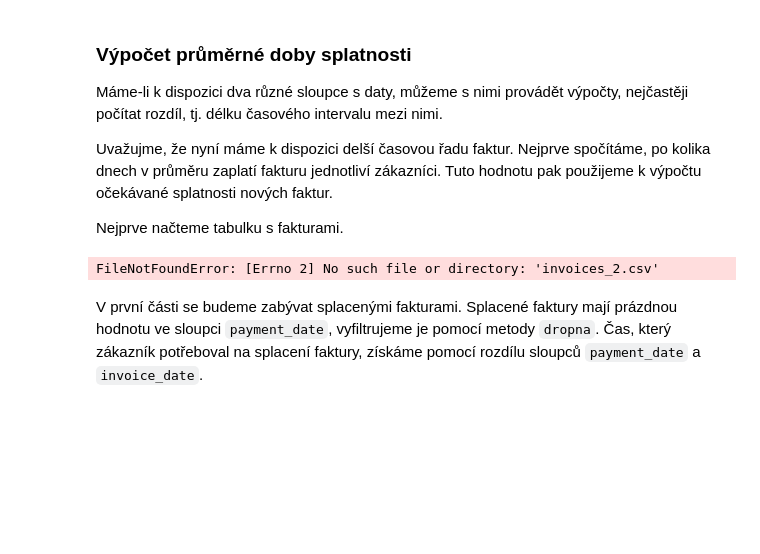
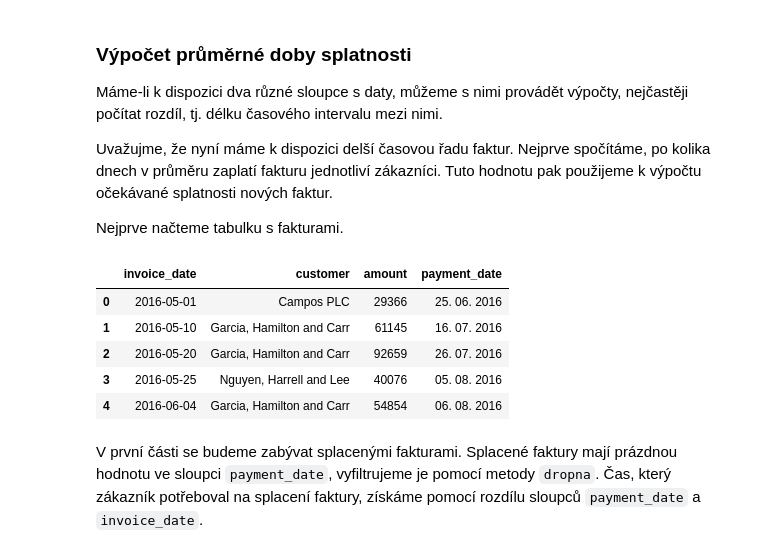
Before and after one commit to pesikj/PythonProDataScience, a Jupyter notebook: 02/lekce.ipynb, the cells around one changed output. Drawn from its saved outputs; the diff is of its cells as text; code cells hidden in the pictures; blank space fills up the shorter version.

Commit message:
Error fixes

```diff
--- a/02/lekce.ipynb
+++ b/02/lekce.ipynb
@@ -262,11 +262,16 @@ Uvažujme, že nyní máme k dispozici delší časovou řadu faktur. Nejprve sp
 
 Nejprve načteme tabulku s fakturami.
 # %%
-invoices_2 = pandas.read_csv("invoices_2.csv")
-invoices_2["invoice_date"] = pandas.to_datetime(invoices_2["invoice_date"], dayfirst=True)
-invoices_2.head()
+data = pd.read_csv("invoices.csv")
+data["invoice_date"] = pd.to_datetime(data["invoice_date"], dayfirst=True)
+data.head()
 # %% [output]
-FileNotFoundError: [Errno 2] No such file or directory: 'invoices_2.csv'
+|  | invoice_date | customer | amount | payment_date |
+| 0 | 2016-05-01 | Campos PLC | 29366 | 25. 06. 2016 |
+| 1 | 2016-05-10 | Garcia, Hamilton and Carr | 61145 | 16. 07. 2016 |
+| 2 | 2016-05-20 | Garcia, Hamilton and Carr | 92659 | 26. 07. 2016 |
+| 3 | 2016-05-25 | Nguyen, Harrell and Lee | 40076 | 05. 08. 2016 |
+| 4 | 2016-06-04 | Garcia, Hamilton and Carr | 54854 | 06. 08. 2016 |
 # %% [markdown]
 V první části se budeme zabývat splacenými fakturami. Splacené faktury mají prázdnou hodnotu ve sloupci `payment_date`, vyfiltrujeme je pomocí metody `dropna`. Čas, který zákazník potřeboval na splacení faktury, získáme pomocí rozdílu sloupců `payment_date` a `invoice_date`.
 # %%
```
Also changed, not shown: parts of 9 cells of this notebook.
